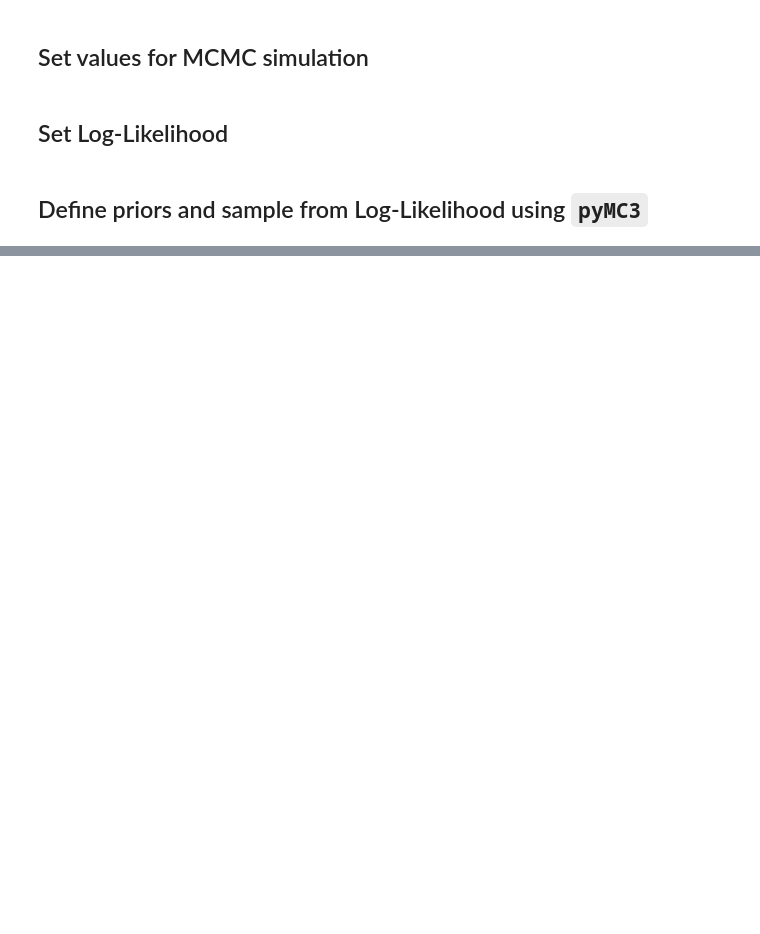
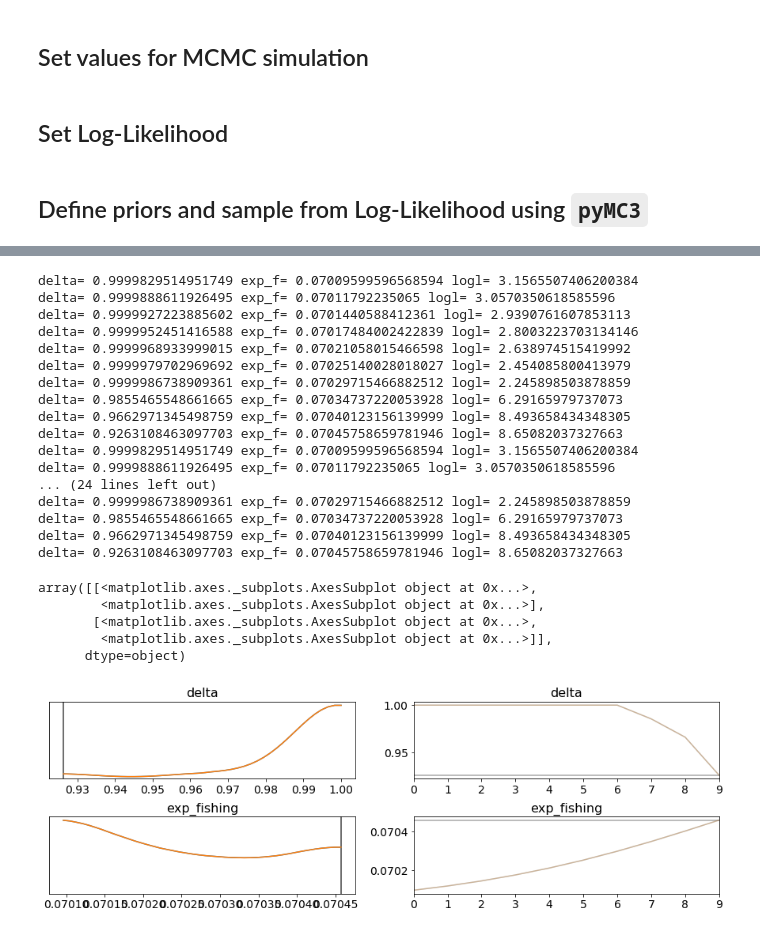
Before and after one commit to tobiasraabe/respy_for_ma, a Jupyter notebook: docs/tutorials/calibration-bayesian-estimation.ipynb, the cells around one changed output, grey strips where cells are left out. Saved outputs shown, nothing was run; the diff lists cells and outputs as text; code cells hidden in the pictures; blank space fills up the shorter version.

````diff
--- a/docs/tutorials/calibration-bayesian-estimation.ipynb
+++ b/docs/tutorials/calibration-bayesian-estimation.ipynb
@@ -65,7 +39,7 @@ theta_0, options_0, data = rp.get_example_model("robinson", with_data=True)
 # %% [markdown]
 ## Create Log-Likelihood which is only dependent on parameters (theta)
 # %%
-respy_likelihood = rp.get_crit_func(theta_0, options_0, data)
-respy_likelihood(theta_0)
+likelihood = rp.get_crit_func(theta_0, options_0, data)
+likelihood(theta_0)
 # %% [output]
 9.033443270309705
@@ -77,7 +93,7 @@ nburn = 3  #int(1e1)
 # %% [markdown]
 ## Set Log-Likelihood
 # %%
-loglik = respyLogLik(respy_likelihood, theta_0.index)
+loglik = respyLogLik(likelihood, theta_0)   #theta_0.index
 # %% [markdown]
 ## Define priors and sample from Log-Likelihood using ```pyMC3```
 # %%
@@ -86,25 +102,29 @@ with pm.Model():
     ## Priors; we choose very large variances to make them uninformative
 
     # discount factor is uniform on [0, 1]
-    delta = pm.Uniform('delta', lower=0., upper=1.)
+    delta = pm.Uniform('delta', lower=0.6, upper=1)
 
     # experience accumulation parameter is HalfNormal with very large variance
-    exp_fishing = pm.HalfNormal('exp_fishing', sigma=1e3)
+    #exp_fishing = pm.HalfNormal('exp_fishing', sigma=0.5)
+    exp_fishing = pm.Uniform('exp_fishing', lower=0.07, upper=0.071)
 
     # constant priors are normal with very large variance and centered around zero
-    nonpec_fishing = pm.Normal('nonpec_fishing', mu=0., sigma=1e3)
-    nonpec_hammock = pm.Normal('nonpec_hammock', mu=0., sigma=1e3)
+    #nonpec_fishing = pm.Normal('nonpec_fishing', mu=0., sigma=1e3)
+    #nonpec_hammock = pm.Normal('nonpec_hammock', mu=0., sigma=1e3)
 
     # standard deviations are InverseGamma with very large variance
-    sd_fishing = pm.InverseGamma('sd_fishing', alpha=0.01, beta=0.01)
-    sd_hammock = pm.InverseGamma('sd_hammock', alpha=0.01, beta=0.01)
+    #sd_fishing = pm.InverseGamma('sd_fishing', alpha=0.01, beta=0.01)
+    #sd_hammock = pm.InverseGamma('sd_hammock', alpha=0.01, beta=0.01)
 
     # correlation is uniform on [-1, 1]
-    corr_hammock_fishing = pm.Uniform('corr_hammock_fishing', lower=-1., upper=1.)
+    #corr_hammock_fishing = pm.Uniform('corr_hammock_fishing', lower=-1., upper=1.)
 
     ## Parameter vector (convert parameters to tensor vector)
-    theta = tt.as_tensor_variable((
+    theta = tt.as_tensor_variable([
         delta,
+        exp_fishing
+    ])
+    """,
         exp_fishing,
         nonpec_fishing,
         nonpec_hammock,
@@ -112,6 +132,7 @@ with pm.Model():
         sd_hammock,
         corr_hammock_fishing
     ))
+    """
 
     ## Density Distribution
     pm.DensityDist('likelihood', lambda v: loglik(v), observed={'v': theta})
@@ -136,0 +292,27 @@ ValueError: Not enough samples to build a trace.
+# %%
+pm.traceplot(trace, lines=[('delta', {}, theta_0.loc['delta', 'delta']),
+                          ('exp_fishing', {}, theta_0.loc['wage_fishing', 'exp_fishing'])])
+# %% [output]
+delta= 0.9999829514951749 exp_f= 0.07009599596568594 logl= 3.1565507406200384
+delta= 0.9999888611926495 exp_f= 0.07011792235065 logl= 3.0570350618585596
+delta= 0.9999927223885602 exp_f= 0.0701440588412361 logl= 2.9390761607853113
+delta= 0.9999952451416588 exp_f= 0.07017484002422839 logl= 2.8003223703134146
+delta= 0.9999968933999015 exp_f= 0.07021058015466598 logl= 2.638974515419992
+delta= 0.9999979702969692 exp_f= 0.07025140028018027 logl= 2.454085800413979
+delta= 0.9999986738909361 exp_f= 0.07029715466882512 logl= 2.245898503878859
+delta= 0.9855465548661665 exp_f= 0.07034737220053928 logl= 6.29165979737073
+delta= 0.9662971345498759 exp_f= 0.07040123156139999 logl= 8.493658434348305
+delta= 0.9263108463097703 exp_f= 0.07045758659781946 logl= 8.65082037327663
+delta= 0.9999829514951749 exp_f= 0.07009599596568594 logl= 3.1565507406200384
+delta= 0.9999888611926495 exp_f= 0.07011792235065 logl= 3.0570350618585596
+... (24 lines left out)
+delta= 0.9999986738909361 exp_f= 0.07029715466882512 logl= 2.245898503878859
+delta= 0.9855465548661665 exp_f= 0.07034737220053928 logl= 6.29165979737073
+delta= 0.9662971345498759 exp_f= 0.07040123156139999 logl= 8.493658434348305
+delta= 0.9263108463097703 exp_f= 0.07045758659781946 logl= 8.65082037327663
+array([[<matplotlib.axes._subplots.AxesSubplot object at 0x...>,
+        <matplotlib.axes._subplots.AxesSubplot object at 0x...>],
+       [<matplotlib.axes._subplots.AxesSubplot object at 0x...>,
+        <matplotlib.axes._subplots.AxesSubplot object at 0x...>]],
+      dtype=object)
+[figure, added]
````
Also changed, not shown: parts of 7 cells of this notebook, 1 other file.
